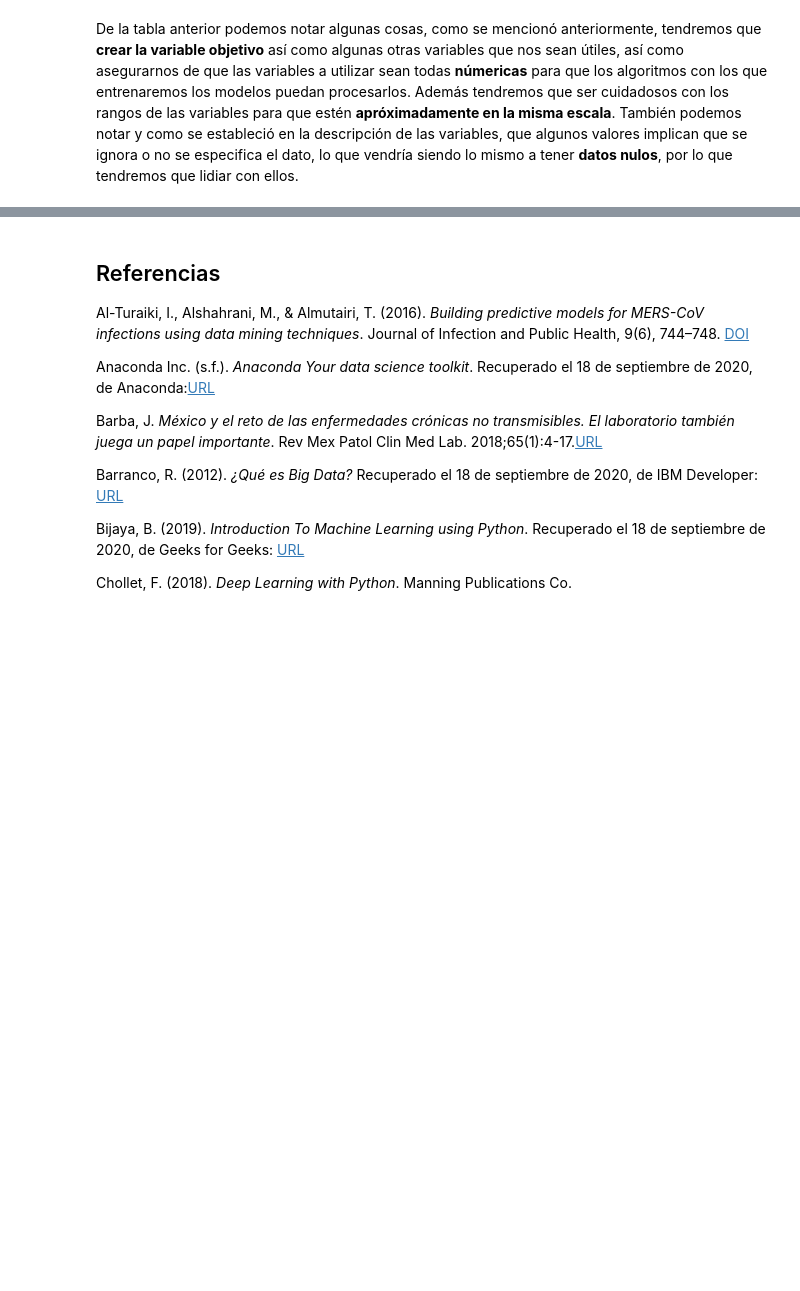
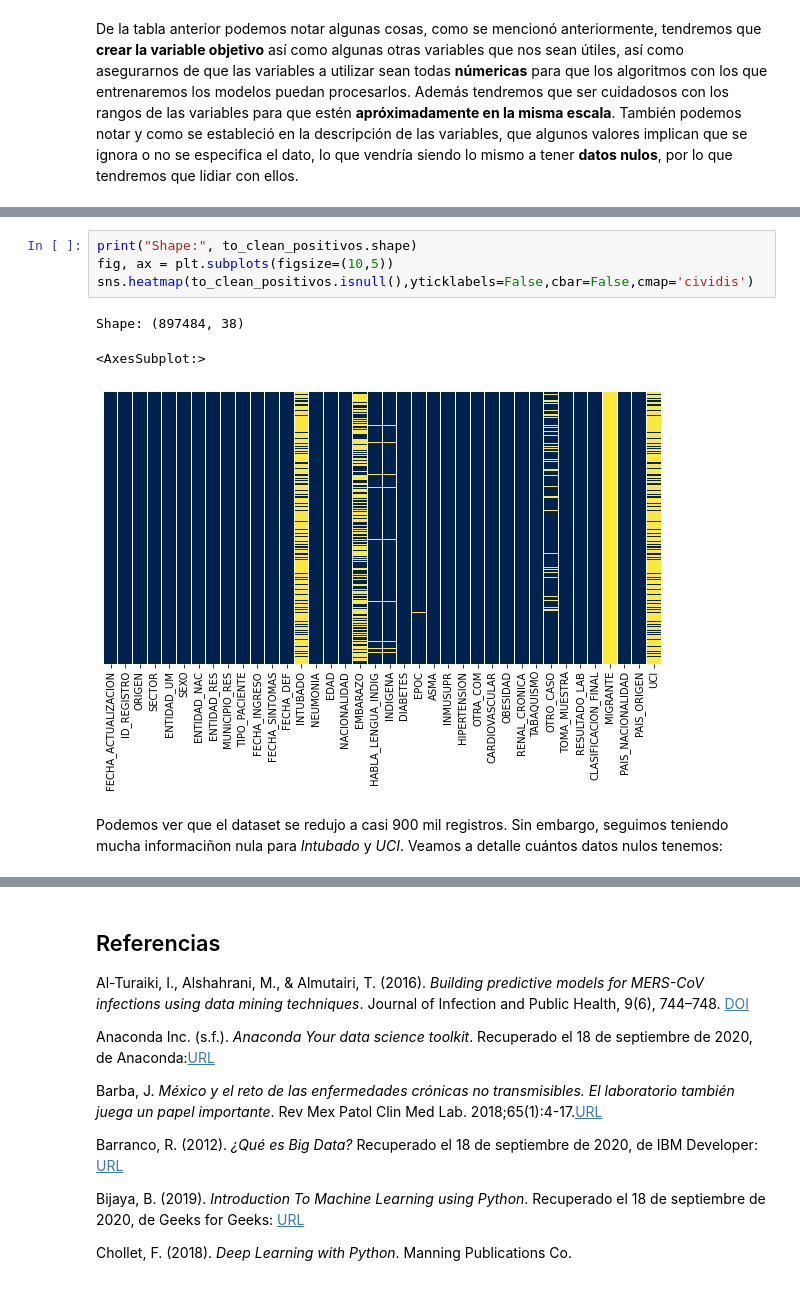
Before and after one commit to JaimeSolisS/Covid-Survival-Analysis, a Jupyter notebook: Proyecto ML TC2006.ipynb, the cells around one changed output, grey strips where cells are left out. Cells and saved outputs as stored; diff of their text form; blank space fills up the shorter version.

```diff
--- a/Proyecto ML TC2006.ipynb
+++ b/Proyecto ML TC2006.ipynb
@@ -281,0 +378,10 @@ De la tabla anterior podemos notar algunas cosas, como se mencionó anteriorment
+# %%
+print("Shape:", to_clean_positivos.shape)
+fig, ax = plt.subplots(figsize=(10,5))
+sns.heatmap(to_clean_positivos.isnull(),yticklabels=False,cbar=False,cmap='cividis')
+# %% [output]
+Shape: (897484, 38)
+<AxesSubplot:>
+[figure, added]
+# %% [markdown]
+Podemos ver que el dataset se redujo a casi 900 mil registros. Sin embargo, seguimos teniendo mucha informaciñon nula para *Intubado* y *UCI*. Veamos a detalle cuántos datos nulos tenemos:
```
Also changed, not shown: parts of 52 cells of this notebook, 1 other file.
